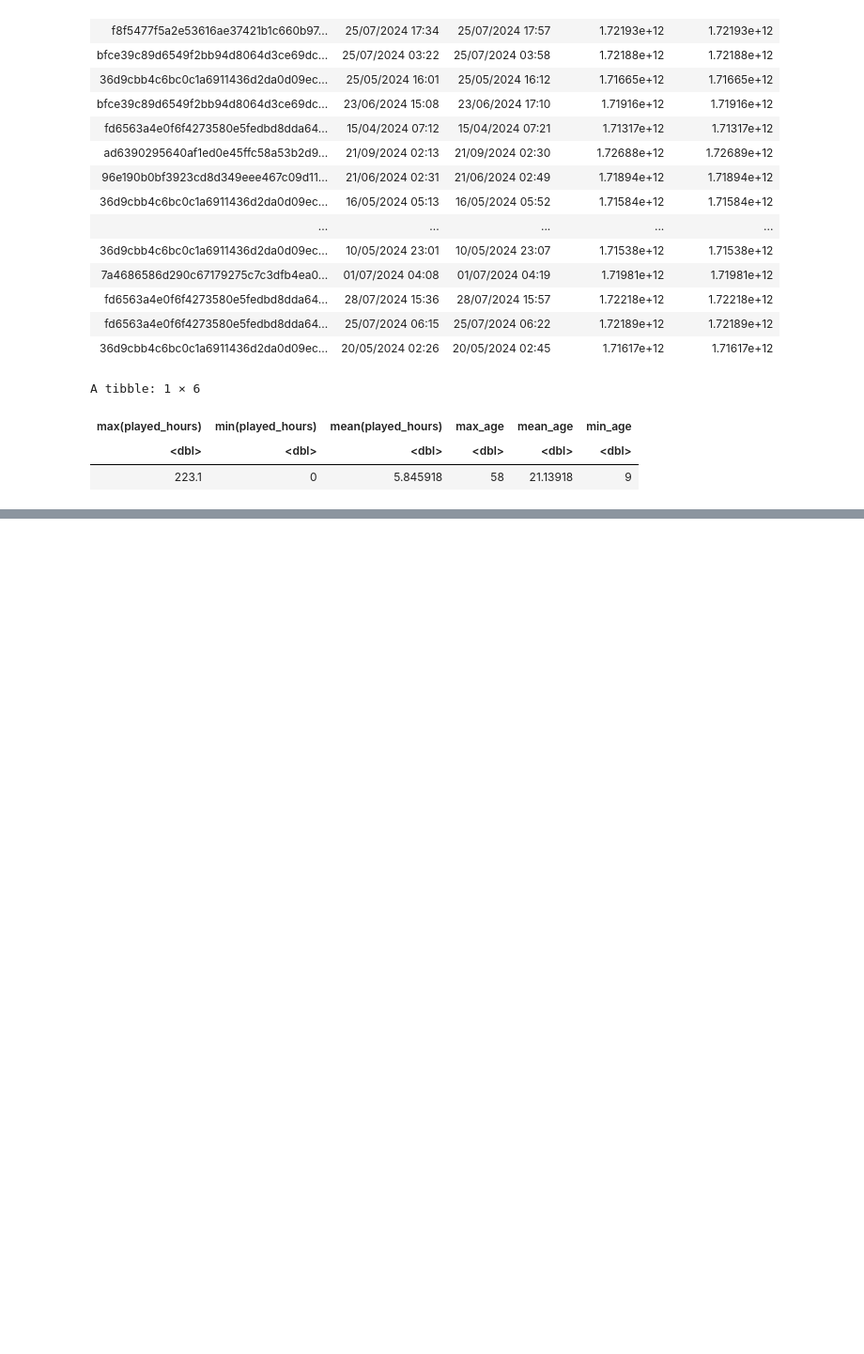
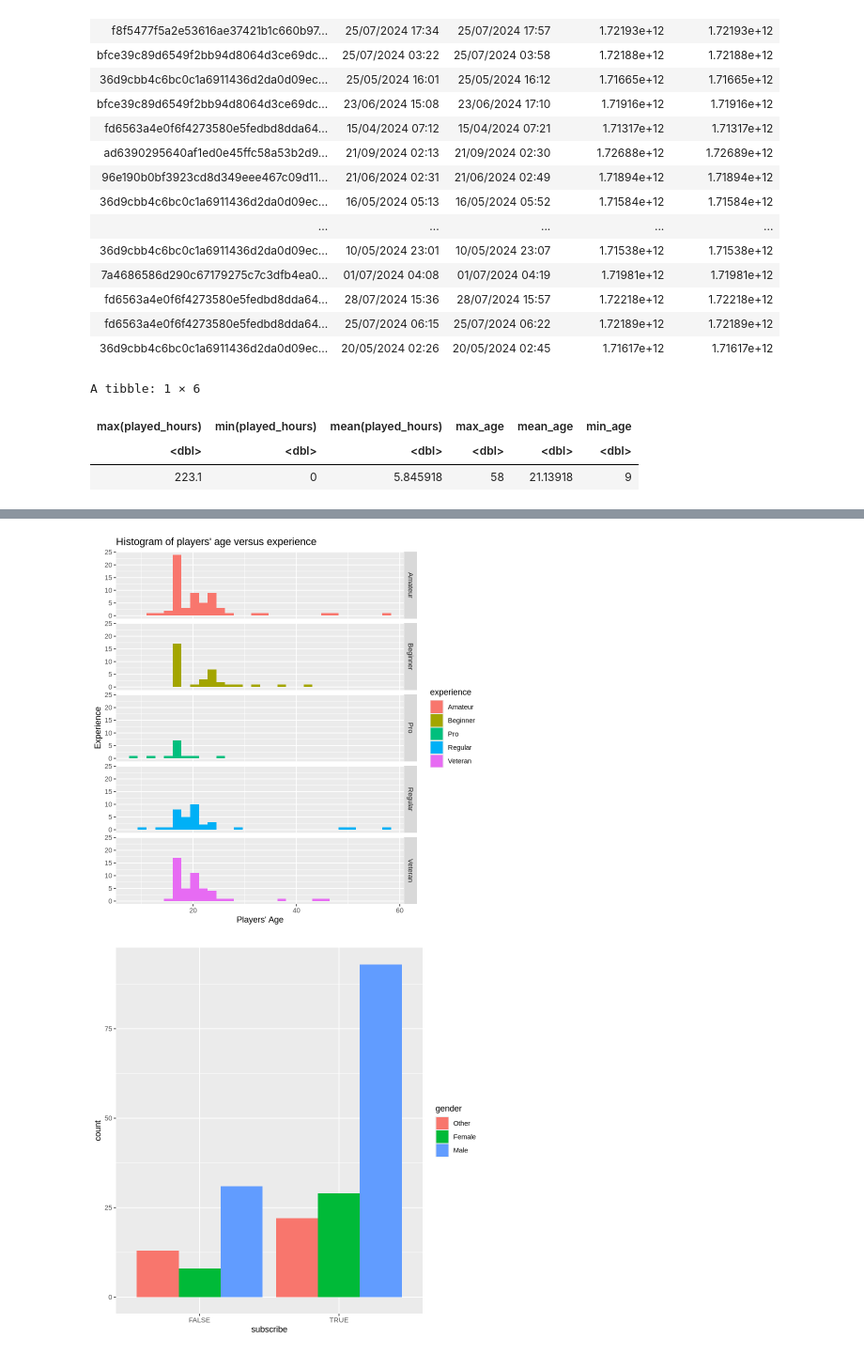
Before and after one commit to SusieFeng316/minecraft_project, a Jupyter notebook: Individual_plan_Susie.ipynb, the cells around one changed output, grey strips where cells are left out. Shown: that part at 94% size. Cells and saved outputs as stored; diff of their text form; code cells hidden in the pictures; blank space fills up the shorter version.

Commit message:
Wrangling
defined general and specific questions and created plots

```diff
--- a/Individual_plan_Susie.ipynb
+++ b/Individual_plan_Susie.ipynb
@@ -116,0 +118,10 @@ data into a tidy format. Do not do any additional wrangling here; that will happ
+# %%
+players <- players |>
+select(-hashedEmail,-name)|>
+  mutate(gender = as.factor(gender)) |>
+  mutate(gender = fct_collapse(
+    gender,
+    Male = c("Male"),
+    Female = c("Female"),
+    Other = c("Non-binary", "Other", "Two-Spirited", "Prefer not to say","Agender")))
+players
@@ -116,0 +148,9 @@ data into a tidy format. Do not do any additional wrangling here; that will happ
+# %%
+ggplot(players, aes(x = Age, fill = experience)) +
+  geom_histogram(position = "identity", bins = 30)+ facet_grid(rows = vars(experience))+
+xlab("Players' Age")+
+ylab("Experience")+
+ggtitle("Histogram of players' age versus experience")
+
+ggplot(players, aes(x=subscribe)) + geom_bar(aes(fill=gender), position="dodge")
+# %% [output]
@@ -116,0 +159,2 @@ data into a tidy format. Do not do any additional wrangling here; that will happ
+[figure, added]
+[figure, added]
```
Also changed, not shown: parts of 7 cells of this notebook.
